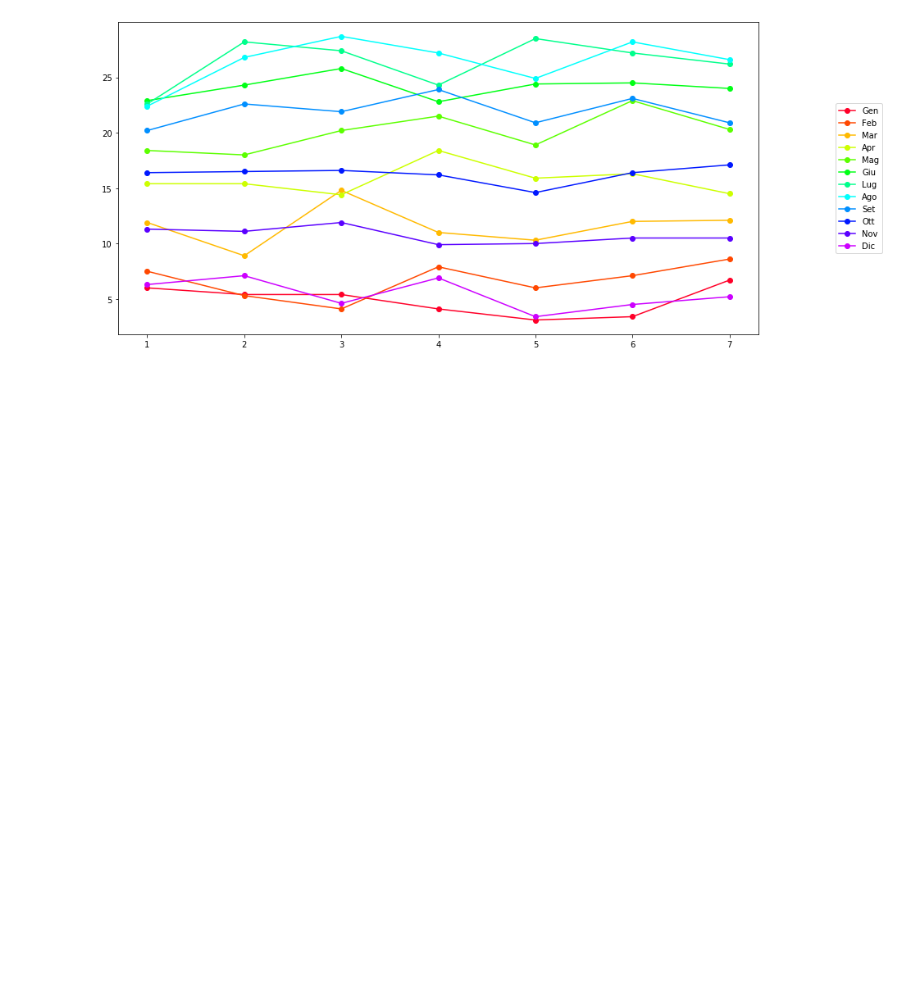
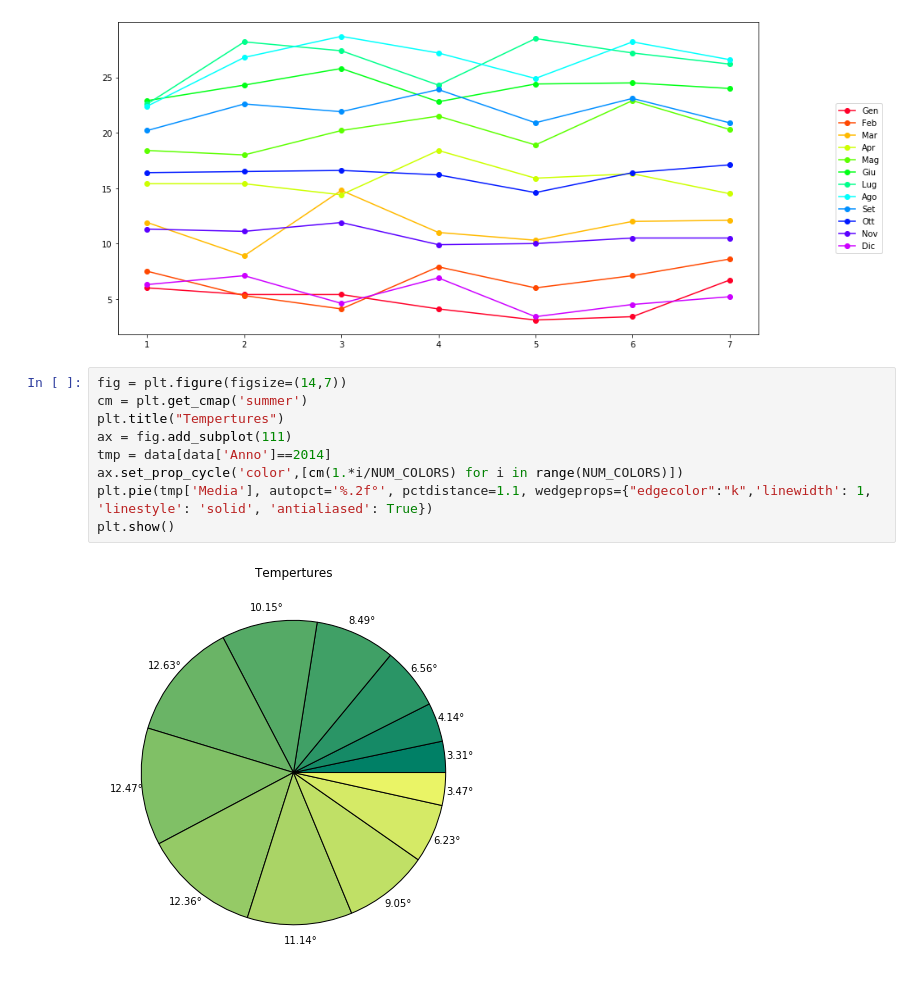
Before and after one commit to Bertonc98/BadCharts, a Jupyter notebook: TimePiePlot.ipynb, the cells around one changed output. Saved outputs shown, nothing was run; the diff lists cells and outputs as text; blank space fills up the shorter version.

```diff
--- a/TimePiePlot.ipynb
+++ b/TimePiePlot.ipynb
@@ -53,3 +53,14 @@ plt.legend(month, loc=5, bbox_to_anchor=(1.2, 0.5))
 plt.show()
 # %% [output]
 [figure]
+# %%
+fig = plt.figure(figsize=(14,7))
+cm = plt.get_cmap('summer')
+plt.title("Tempertures")
+ax = fig.add_subplot(111)
+tmp = data[data['Anno']==2014]
+ax.set_prop_cycle('color',[cm(1.*i/NUM_COLORS) for i in range(NUM_COLORS)])
+plt.pie(tmp['Media'], autopct='%.2f°', pctdistance=1.1, wedgeprops={"edgecolor":"k",'linewidth': 1, 'linestyle': 'solid', 'antialiased': True})
+plt.show()
+# %% [output]
+[figure, added]
```
Also changed, not shown: 1 other file.
